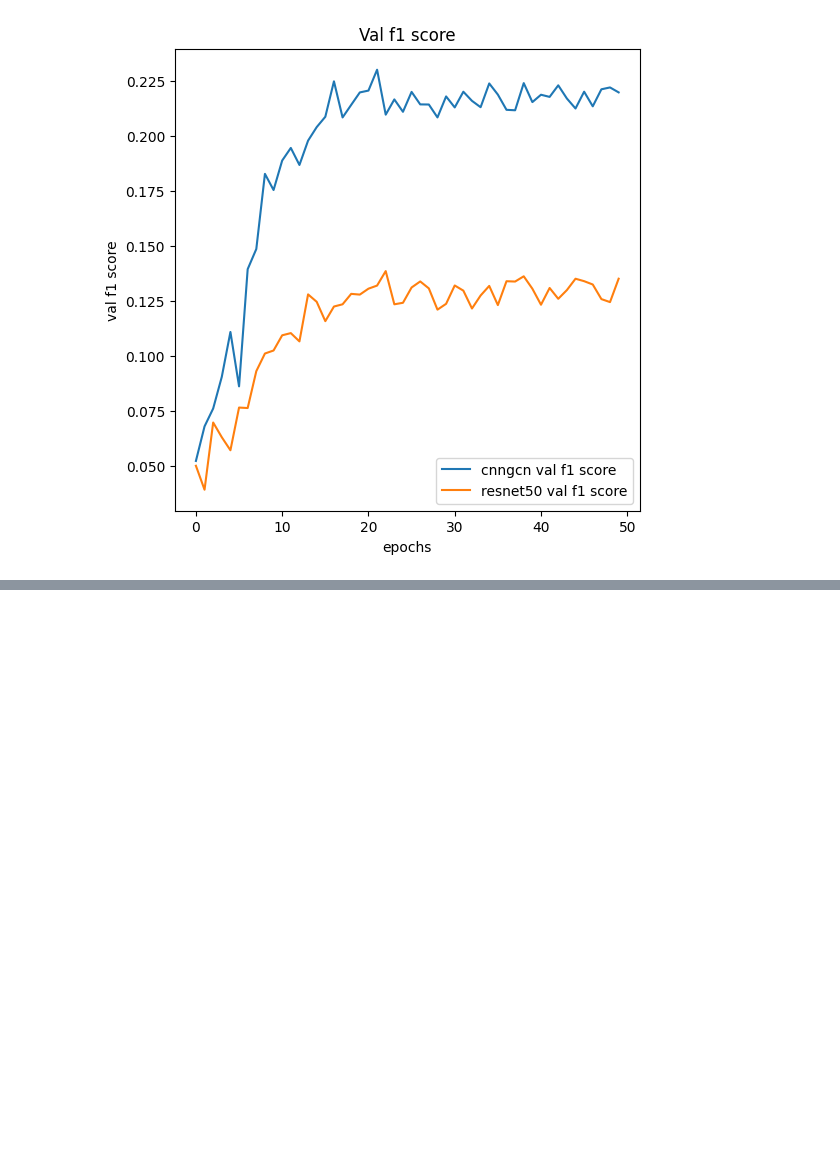
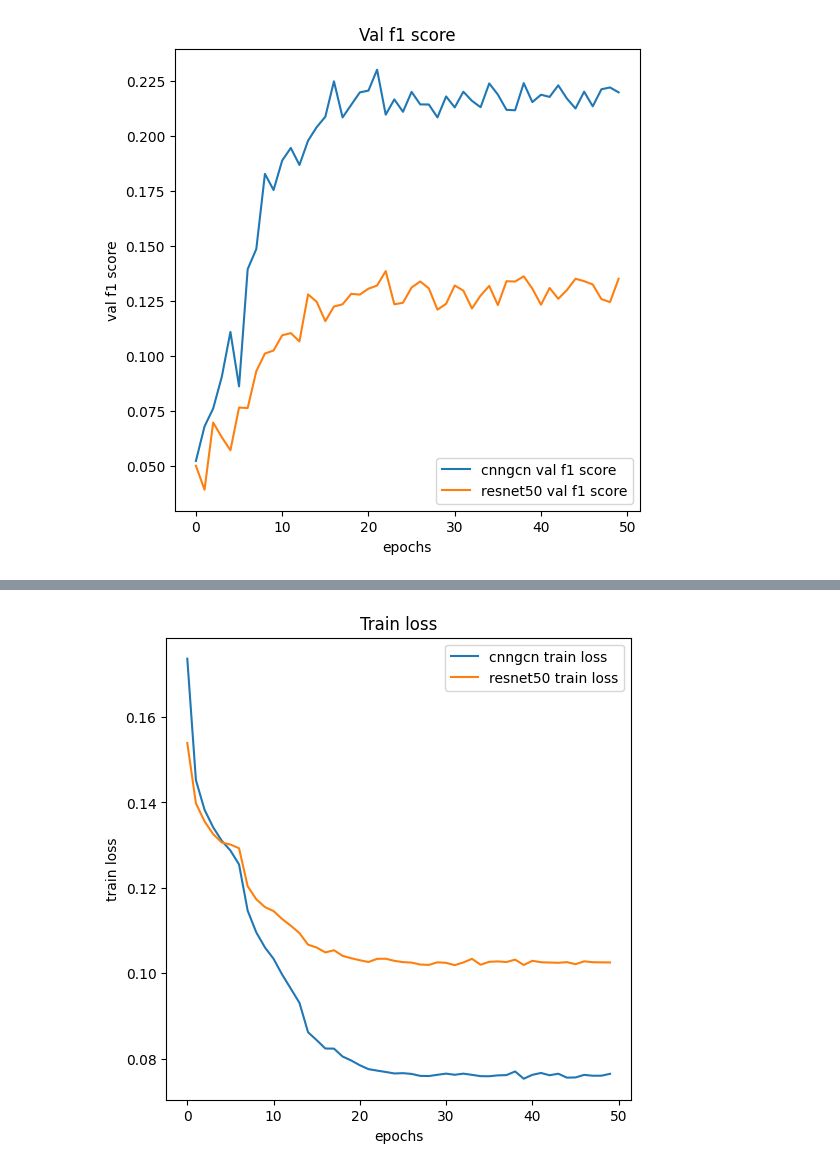
Before and after one commit to Nuetee/CNN-GCN-multi-label-classifier, a Jupyter notebook: test.ipynb, the cells around one changed output, grey strips where cells are left out. Saved outputs shown, nothing was run; the diff lists cells and outputs as text; code cells hidden in the pictures; blank space fills up the shorter version.

```diff
--- a/test.ipynb
+++ b/test.ipynb
@@ -223,0 +286,16 @@ plt.show()
+# %%
+import matplotlib.pyplot as plt
+plt.figure(figsize=(6, 6))
+cnngcn_x = range(len(cnngcn_train_loss))
+cnngcn_y = cnngcn_train_loss
+resnet_x = range(len(resnet_train_loss))
+resnet_y = resnet_train_loss
+plt.plot(cnngcn_x, cnngcn_y, label='cnngcn train loss')
+plt.plot(resnet_x, resnet_y, label='resnet50 train loss')
+plt.legend(loc='best')
+plt.xlabel('epochs')
+plt.ylabel('train loss')
+plt.title('Train loss')
+plt.show()
+# %% [output]
+[figure, added]
```
Also changed, not shown: parts of 13 cells of this notebook, 3 other files.
